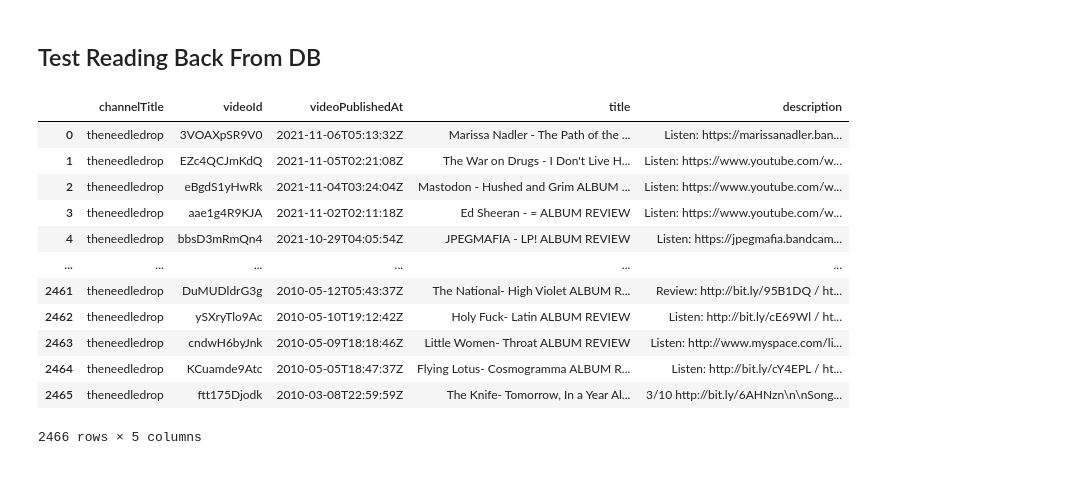
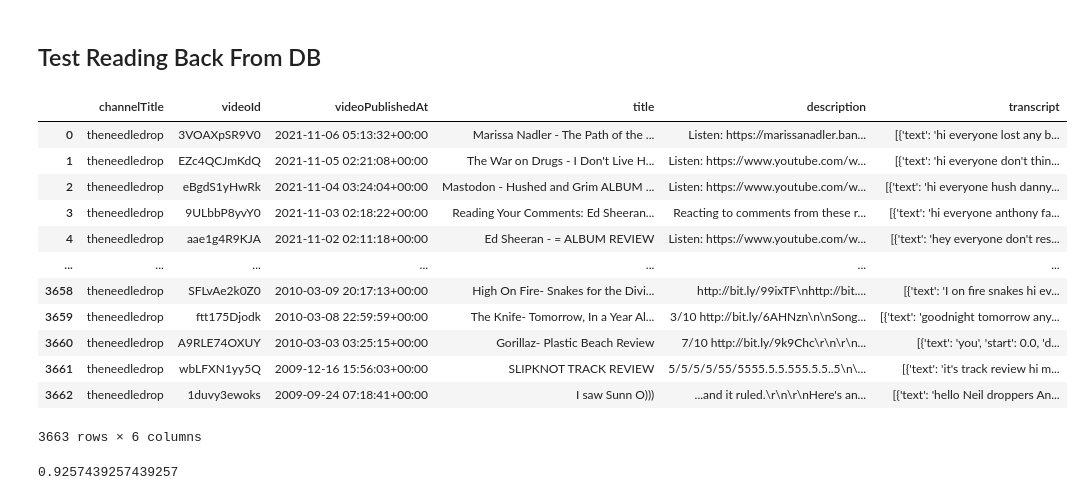
Before and after one commit to castle8080/castle_analysis, a Jupyter notebook: music_meta/youtube_needledrop_download.ipynb, the cells around one changed output. Cells and saved outputs as stored; diff of their text form; code cells hidden in the pictures.

Commit message:
Downloaded needledrop video info and transcripts.

```diff
--- a/music_meta/youtube_needledrop_download.ipynb
+++ b/music_meta/youtube_needledrop_download.ipynb
@@ -31,4 +31,10 @@ yt_client = YouTubeClient(
     CONFIG["youtube"]["api-key"]
 )
 
-yt_client
+yt_repo = YouTubeVideoRepo(db)
+
+yt_job = YouTubeVideoInfoJob(
+    yt_repo,
+    yt_client,
+    username
+)
@@ -78,22 +70,26 @@ cur.close()
 # %% [markdown]
 ## Test Reading Back From DB
-# %%
-pd.read_sql("""
-  select *
-  from yt_video_info
-  where channelTitle = 'theneedledrop' and title like '%ALBUM%'
-""", db)
-# %% [output]
-|  | channelTitle | videoId | videoPublishedAt | title | description |
-| 0 | theneedledrop | 3VOAXpSR9V0 | 2021-11-06T05:13:32Z | Marissa Nadler - The Path of the ... | Listen: https://marissanadler.ban... |
-| 1 | theneedledrop | EZc4QCJmKdQ | 2021-11-05T02:21:08Z | The War on Drugs - I Don't Live H... | Listen: https://www.youtube.com/w... |
-| 2 | theneedledrop | eBgdS1yHwRk | 2021-11-04T03:24:04Z | Mastodon - Hushed and Grim ALBUM ... | Listen: https://www.youtube.com/w... |
-| 3 | theneedledrop | aae1g4R9KJA | 2021-11-02T02:11:18Z | Ed Sheeran - = ALBUM REVIEW | Listen: https://www.youtube.com/w... |
-| 4 | theneedledrop | bbsD3mRmQn4 | 2021-10-29T04:05:54Z | JPEGMAFIA - LP! ALBUM REVIEW | Listen: https://jpegmafia.bandcam... |
-| ... | ... | ... | ... | ... | ... |
-| 2461 | theneedledrop | DuMUDldrG3g | 2010-05-12T05:43:37Z | The National- High Violet ALBUM R... | Review: http://bit.ly/95B1DQ / ht... |
-| 2462 | theneedledrop | ySXryTlo9Ac | 2010-05-10T19:12:42Z | Holy Fuck- Latin ALBUM REVIEW | Listen: http://bit.ly/cE69Wl / ht... |
-| 2463 | theneedledrop | cndwH6byJnk | 2010-05-09T18:18:46Z | Little Women- Throat ALBUM REVIEW | Listen: http://www.myspace.com/li... |
-| 2464 | theneedledrop | KCuamde9Atc | 2010-05-05T18:47:37Z | Flying Lotus- Cosmogramma ALBUM R... | Listen: http://bit.ly/cY4EPL / ht... |
-| 2465 | theneedledrop | ftt175Djodk | 2010-03-08T22:59:59Z | The Knife- Tomorrow, In a Year Al... | 3/10 http://bit.ly/6AHNzn\n\nSong... |
-2466 rows × 5 columns
+# %%
+video_info = (yt_repo
+    .get_video_info_w_transcript_for_username(username)
+    .sort_values(by='videoPublishedAt', ascending=False)
+)
+video_info
+# %% [output]
+|  | channelTitle | videoId | videoPublishedAt | title | description | transcript |
+| 0 | theneedledrop | 3VOAXpSR9V0 | 2021-11-06 05:13:32+00:00 | Marissa Nadler - The Path of the ... | Listen: https://marissanadler.ban... | [{'text': 'hi everyone lost any b... |
+| 1 | theneedledrop | EZc4QCJmKdQ | 2021-11-05 02:21:08+00:00 | The War on Drugs - I Don't Live H... | Listen: https://www.youtube.com/w... | [{'text': 'hi everyone don't thin... |
+| 2 | theneedledrop | eBgdS1yHwRk | 2021-11-04 03:24:04+00:00 | Mastodon - Hushed and Grim ALBUM ... | Listen: https://www.youtube.com/w... | [{'text': 'hi everyone hush danny... |
+| 3 | theneedledrop | 9ULbbP8yvY0 | 2021-11-03 02:18:22+00:00 | Reading Your Comments: Ed Sheeran... | Reacting to comments from these r... | [{'text': 'hi everyone anthony fa... |
+| 4 | theneedledrop | aae1g4R9KJA | 2021-11-02 02:11:18+00:00 | Ed Sheeran - = ALBUM REVIEW | Listen: https://www.youtube.com/w... | [{'text': 'hey everyone don't res... |
+| ... | ... | ... | ... | ... | ... | ... |
+| 3658 | theneedledrop | SFLvAe2k0Z0 | 2010-03-09 20:17:13+00:00 | High On Fire- Snakes for the Divi... | http://bit.ly/99ixTF\nhttp://bit.... | [{'text': 'I on fire snakes hi ev... |
+| 3659 | theneedledrop | ftt175Djodk | 2010-03-08 22:59:59+00:00 | The Knife- Tomorrow, In a Year Al... | 3/10 http://bit.ly/6AHNzn\n\nSong... | [{'text': 'goodnight tomorrow any... |
+| 3660 | theneedledrop | A9RLE74OXUY | 2010-03-03 03:25:15+00:00 | Gorillaz- Plastic Beach Review | 7/10 http://bit.ly/9k9Chc\r\n\r\n... | [{'text': 'you', 'start': 0.0, 'd... |
+| 3661 | theneedledrop | wbLFXN1yy5Q | 2009-12-16 15:56:03+00:00 | SLIPKNOT TRACK REVIEW | 5/5/5/5/55/5555.5.5.555.5.5..5\n\... | [{'text': 'it's track review hi m... |
+| 3662 | theneedledrop | 1duvy3ewoks | 2009-09-24 07:18:41+00:00 | I saw Sunn O))) | ...and it ruled.\r\n\r\nHere's an... | [{'text': 'hello Neil droppers An... |
+3663 rows × 6 columns
+# %%
+video_info.transcript.notnull().mean()
+# %% [output]
+0.9257439257439257
```
Also changed, not shown: parts of 14 cells of this notebook, 1 other file.
